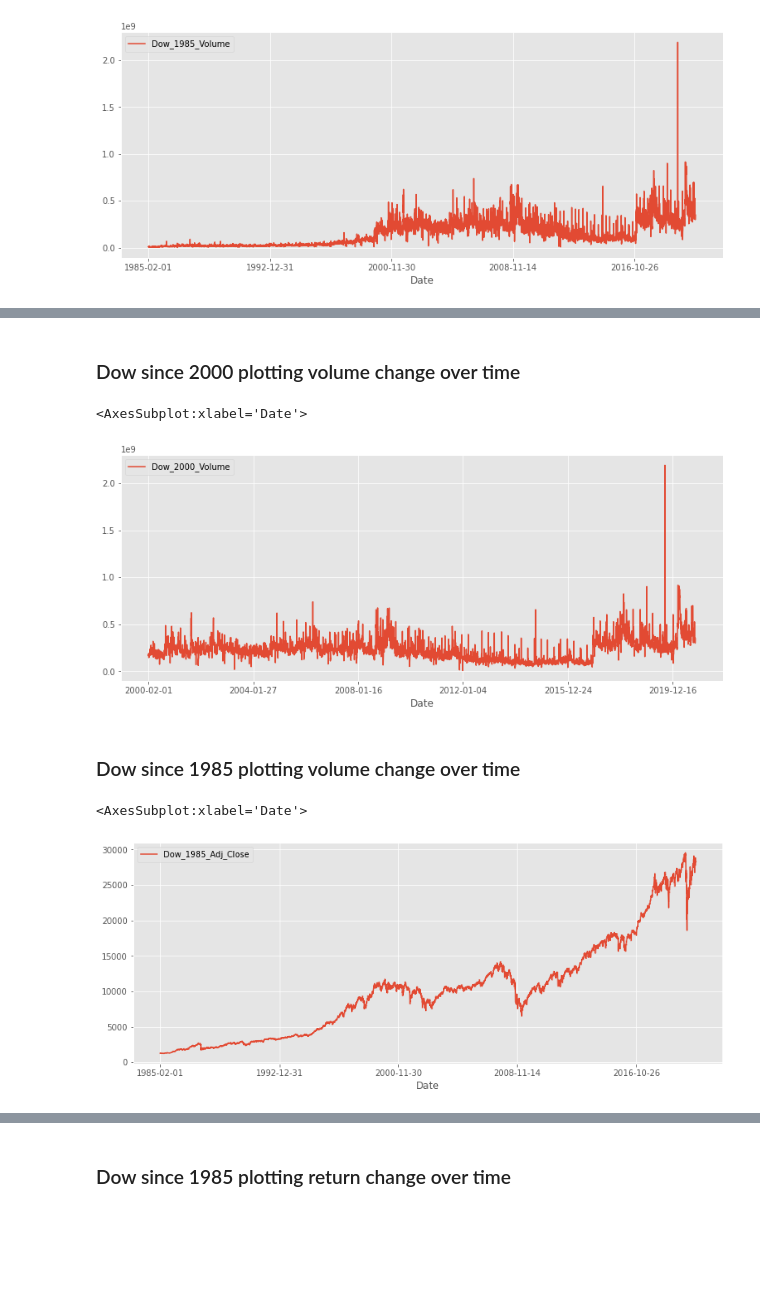
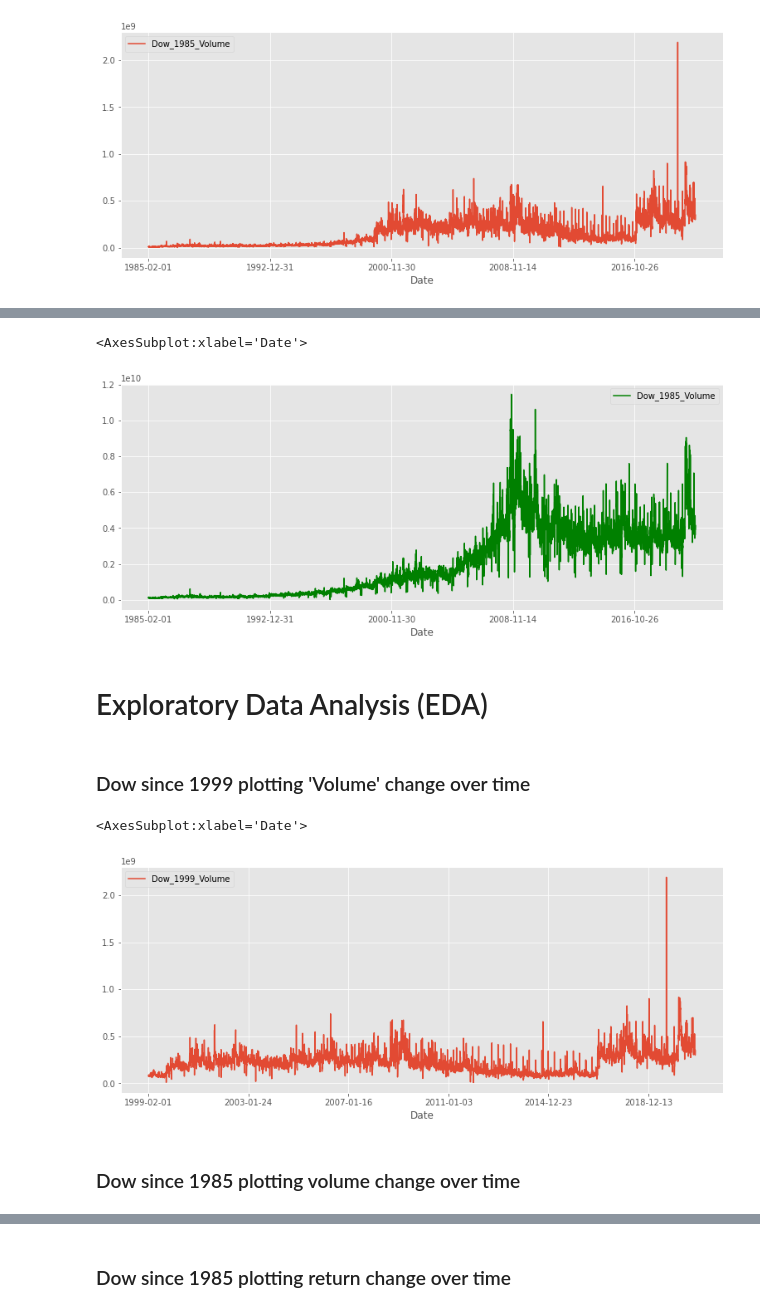
Before and after one commit to yamasjose11/index-elections, a Jupyter notebook: index-funds-elections.ipynb, the cells around one changed output, grey strips where cells are left out. Cells and saved outputs as stored; diff of their text form; code cells hidden in the pictures; blank space fills up the shorter version.

```diff
--- a/index-funds-elections.ipynb
+++ b/index-funds-elections.ipynb
@@ -67,15 +125,19 @@ dow_filtered.plot(x='Date', y='Volume', label='Dow_1985_Volume', figsize=(13,5))
+# %%
+SP500_filtered.plot(x='Date', y='Volume', label='Dow_1985_Volume', figsize=(13,5), color="green")
+# %% [output]
+<AxesSubplot:xlabel='Date'>
+[figure, added]
+# %% [markdown]
+# Exploratory Data Analysis (EDA)
 # %% [markdown]
-### Dow since 2000 plotting volume change over time
+### Dow since 1999 plotting 'Volume' change over time
 # %%
-dow_filtered2000.plot(x='Date', y='Volume', label='Dow_2000_Volume', figsize=(13,5))
+dow_filtered1999.plot(x='Date', y='Volume', label='Dow_1999_Volume', figsize=(13,5))
 # %% [output]
 <AxesSubplot:xlabel='Date'>
-[figure, old version]
+[figure, new version]
 # %% [markdown]
 ### Dow since 1985 plotting volume change over time
 # %%
-dow_filtered.plot(x='Date', y='Adj Close', label='Dow_1985_Adj_Close', figsize=(13,5))
+# dow_filtered.plot(x='Date', y='Adj Close', label='Dow_1985_Adj_Close', figsize=(13,5))
-# %% [output]
-<AxesSubplot:xlabel='Date'>
-[figure, removed]
 # %% [markdown]
```
Also changed, not shown: parts of 83 cells of this notebook.
